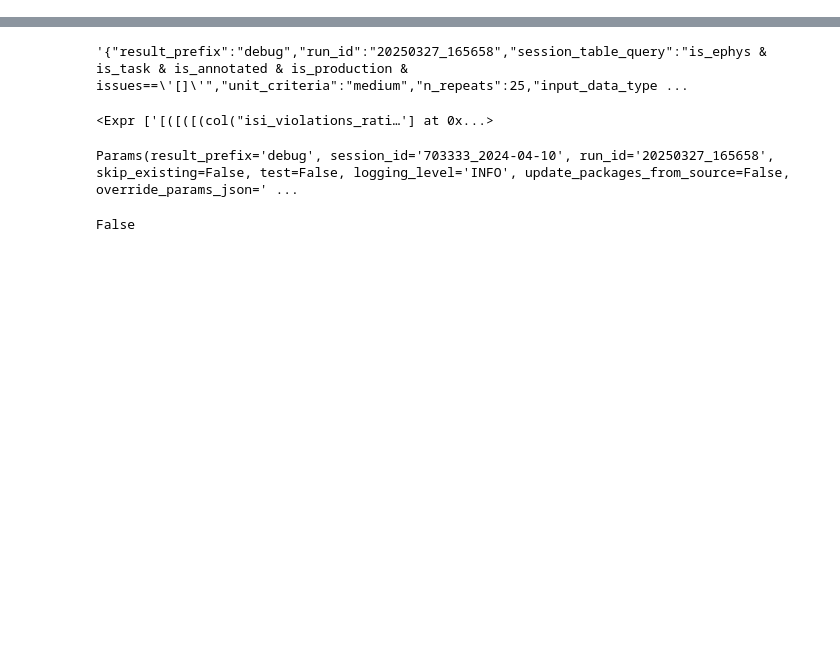
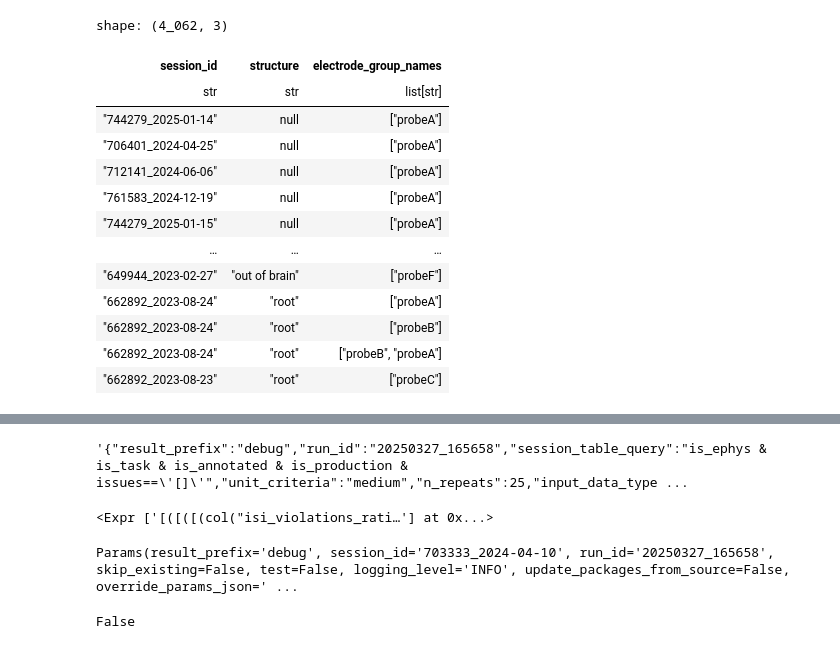
Before and after one commit to AllenNeuralDynamics/dynamicrouting-face-decoding-loo, a Jupyter notebook: code/Untitled.ipynb, the cells around one changed output, grey strips where cells are left out. Cells and saved outputs as stored; diff of their text form; code cells hidden in the pictures; blank space fills up the shorter version.

Commit message:
Fix grouping expression

```diff
--- a/code/Untitled.ipynb
+++ b/code/Untitled.ipynb
@@ -4,3 +4,35 @@ from decoding_utils import *
 import sys
 sys.argv[1:] = ['--result_prefix', 'debug']
 params = Params()
+# %%
+(
+        utils.get_df('units', lazy=True)
+    # .filter(pl.col('session_id') == "733891_2024-09-16"	)
+        .filter(
+            # pl.col('session_id').is_in(session_ids),
+            params.units_query,
+        )
+        .pipe(group_structures, keep_originals=True)
+        .pipe(repeat_multi_probe_areas)
+        .filter(
+            pl.col('unit_id').n_unique().ge(params.n_units).over(params.units_group_by)
+        )
+        .select(params.units_group_by)
+        .unique(params.units_group_by)
+    .sort('structure', 'electrode_group_names')
+).collect()
+# %% [output]
+shape: (4_062, 3)
+| session_id | structure | electrode_group_names |
+| str | str | list[str] |
+| "744279_2025-01-14" | null | ["probeA"] |
+| "706401_2024-04-25" | null | ["probeA"] |
+| "712141_2024-06-06" | null | ["probeA"] |
+| "761583_2024-12-19" | null | ["probeA"] |
+| "744279_2025-01-15" | null | ["probeA"] |
+| … | … | … |
+| "649944_2023-02-27" | "out of brain" | ["probeF"] |
+| "662892_2023-08-24" | "root" | ["probeA"] |
+| "662892_2023-08-24" | "root" | ["probeB"] |
+| "662892_2023-08-24" | "root" | ["probeB", "probeA"] |
+| "662892_2023-08-23" | "root" | ["probeC"] |
```
Also changed, not shown: parts of 5 cells of this notebook, 2 other files.
